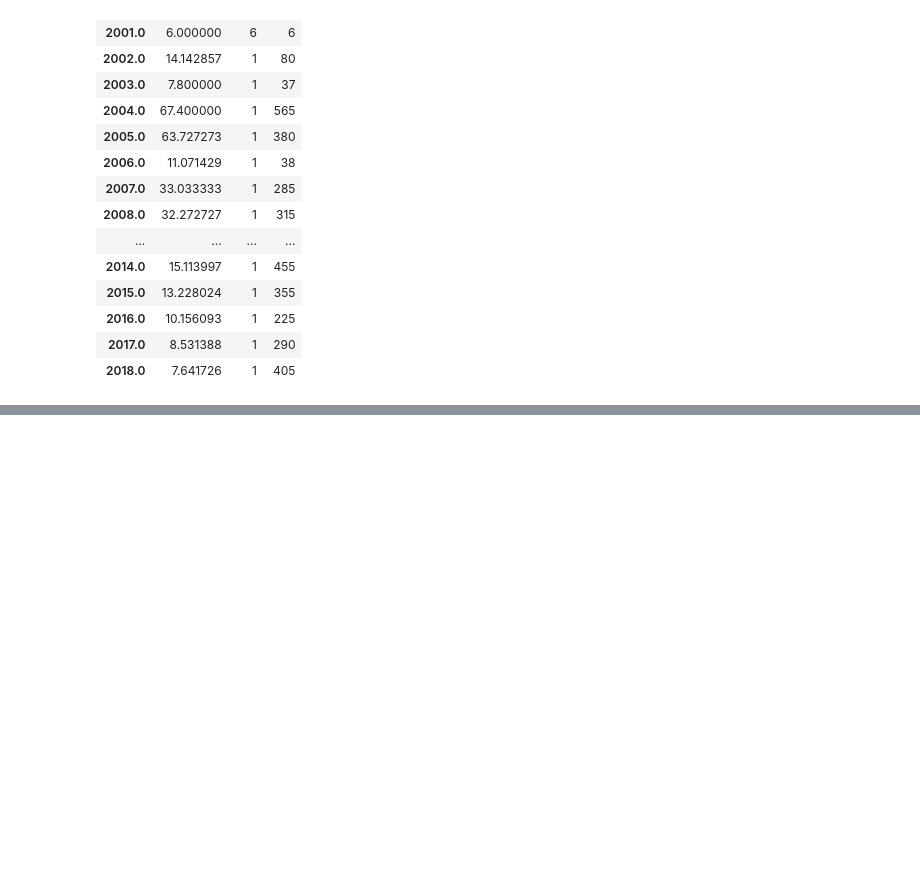
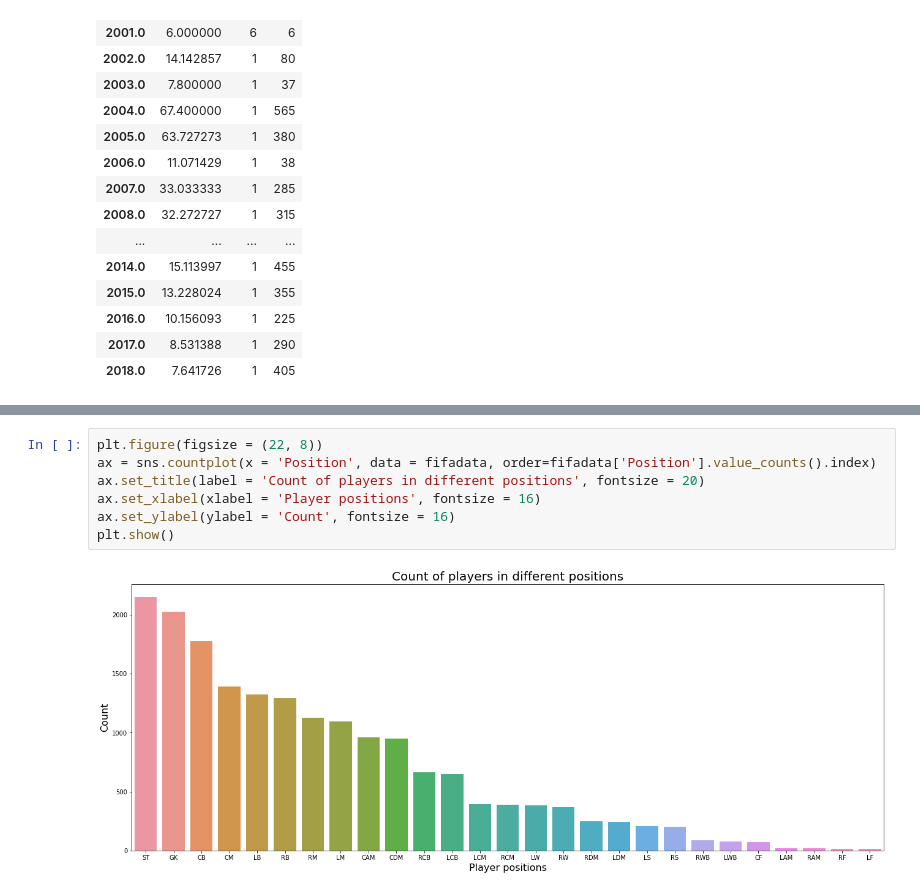
Before and after one commit to HamidBekamiri/EDA_GitHub, a Jupyter notebook: EDA_FIFA_2022.ipynb, the cells around one changed output, grey strips where cells are left out. Drawn from its saved outputs; the diff is of its cells as text; blank space fills up the shorter version.

```diff
--- a/EDA_FIFA_2022.ipynb
+++ b/EDA_FIFA_2022.ipynb
@@ -1077,0 +1107,9 @@ fifadata.groupby(fifadata.index.year).agg({'Wage': ['mean', 'min', 'max']})
+# %%
+plt.figure(figsize = (22, 8))
+ax = sns.countplot(x = 'Position', data = fifadata, order=fifadata['Position'].value_counts().index)
+ax.set_title(label = 'Count of players in different positions', fontsize = 20)
+ax.set_xlabel(xlabel = 'Player positions', fontsize = 16)
+ax.set_ylabel(ylabel = 'Count', fontsize = 16)
+plt.show()
+# %% [output]
+[figure, added]
```
Also changed, not shown: parts of 10 cells of this notebook.
